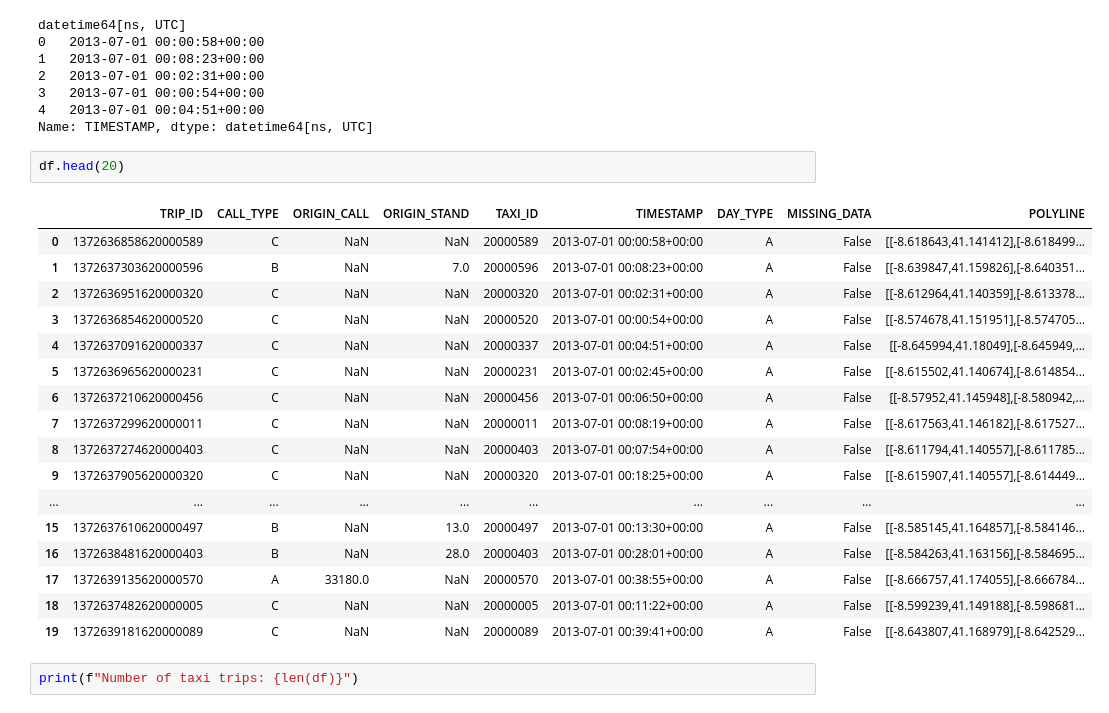
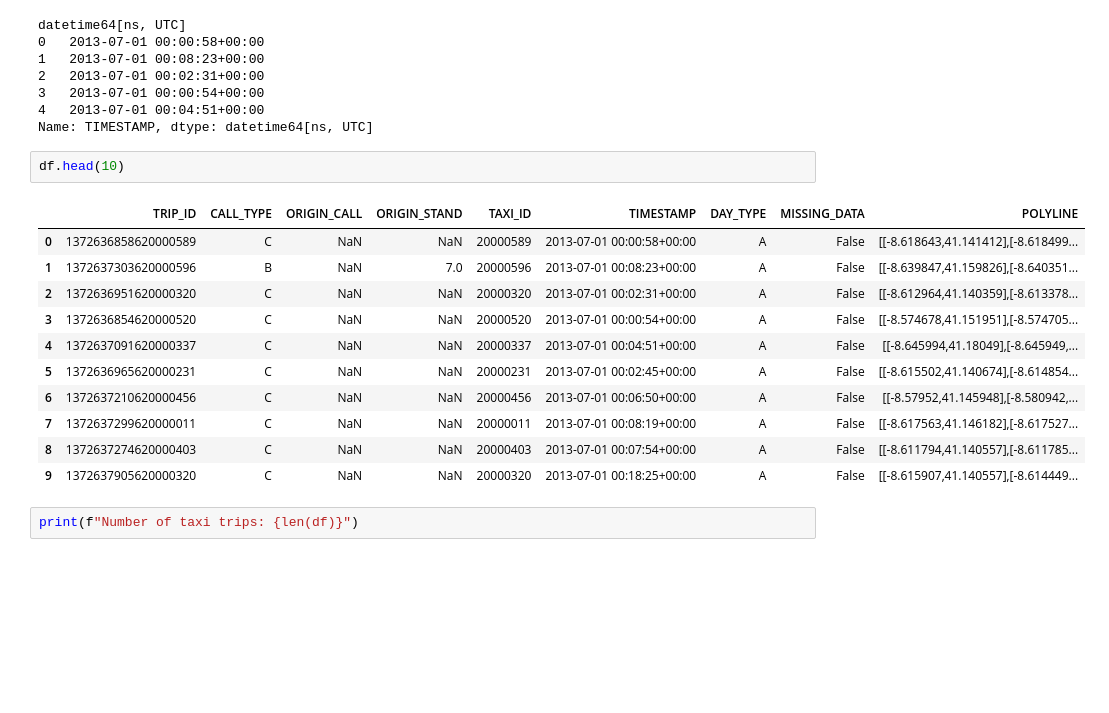
Before and after one commit to kaareloven/portodata, a Jupyter notebook: eda_porto.ipynb, the cells around one changed output. Cells and saved outputs as stored; diff of their text form; blank space fills up the shorter version.

```diff
--- a/eda_porto.ipynb
+++ b/eda_porto.ipynb
@@ -17,25 +17,19 @@ datetime64[ns, UTC]
 4   2013-07-01 00:04:51+00:00
 Name: TIMESTAMP, dtype: datetime64[ns, UTC]
 # %%
-df.head(20)
+df.head(10)
 # %% [output]
 |  | TRIP_ID | CALL_TYPE | ORIGIN_CALL | ORIGIN_STAND | TAXI_ID | TIMESTAMP | DAY_TYPE | MISSING_DATA | POLYLINE |
 | 0 | 1372636858620000589 | C | NaN | NaN | 20000589 | 2013-07-01 00:00:58+00:00 | A | False | [[-8.618643,41.141412],[-8.618499... |
 | 1 | 1372637303620000596 | B | NaN | 7.0 | 20000596 | 2013-07-01 00:08:23+00:00 | A | False | [[-8.639847,41.159826],[-8.640351... |
 | 2 | 1372636951620000320 | C | NaN | NaN | 20000320 | 2013-07-01 00:02:31+00:00 | A | False | [[-8.612964,41.140359],[-8.613378... |
 | 3 | 1372636854620000520 | C | NaN | NaN | 20000520 | 2013-07-01 00:00:54+00:00 | A | False | [[-8.574678,41.151951],[-8.574705... |
 | 4 | 1372637091620000337 | C | NaN | NaN | 20000337 | 2013-07-01 00:04:51+00:00 | A | False | [[-8.645994,41.18049],[-8.645949,... |
 | 5 | 1372636965620000231 | C | NaN | NaN | 20000231 | 2013-07-01 00:02:45+00:00 | A | False | [[-8.615502,41.140674],[-8.614854... |
 | 6 | 1372637210620000456 | C | NaN | NaN | 20000456 | 2013-07-01 00:06:50+00:00 | A | False | [[-8.57952,41.145948],[-8.580942,... |
 | 7 | 1372637299620000011 | C | NaN | NaN | 20000011 | 2013-07-01 00:08:19+00:00 | A | False | [[-8.617563,41.146182],[-8.617527... |
 | 8 | 1372637274620000403 | C | NaN | NaN | 20000403 | 2013-07-01 00:07:54+00:00 | A | False | [[-8.611794,41.140557],[-8.611785... |
 | 9 | 1372637905620000320 | C | NaN | NaN | 20000320 | 2013-07-01 00:18:25+00:00 | A | False | [[-8.615907,41.140557],[-8.614449... |
-| ... | ... | ... | ... | ... | ... | ... | ... | ... | ... |
-| 15 | 1372637610620000497 | B | NaN | 13.0 | 20000497 | 2013-07-01 00:13:30+00:00 | A | False | [[-8.585145,41.164857],[-8.584146... |
-| 16 | 1372638481620000403 | B | NaN | 28.0 | 20000403 | 2013-07-01 00:28:01+00:00 | A | False | [[-8.584263,41.163156],[-8.584695... |
-| 17 | 1372639135620000570 | A | 33180.0 | NaN | 20000570 | 2013-07-01 00:38:55+00:00 | A | False | [[-8.666757,41.174055],[-8.666784... |
-| 18 | 1372637482620000005 | C | NaN | NaN | 20000005 | 2013-07-01 00:11:22+00:00 | A | False | [[-8.599239,41.149188],[-8.598681... |
-| 19 | 1372639181620000089 | C | NaN | NaN | 20000089 | 2013-07-01 00:39:41+00:00 | A | False | [[-8.643807,41.168979],[-8.642529... |
 # %%
 print(f"Number of taxi trips: {len(df)}")
 # %% [output]
```
Also changed, not shown: parts of 1 cell of this notebook, 3 other files.
